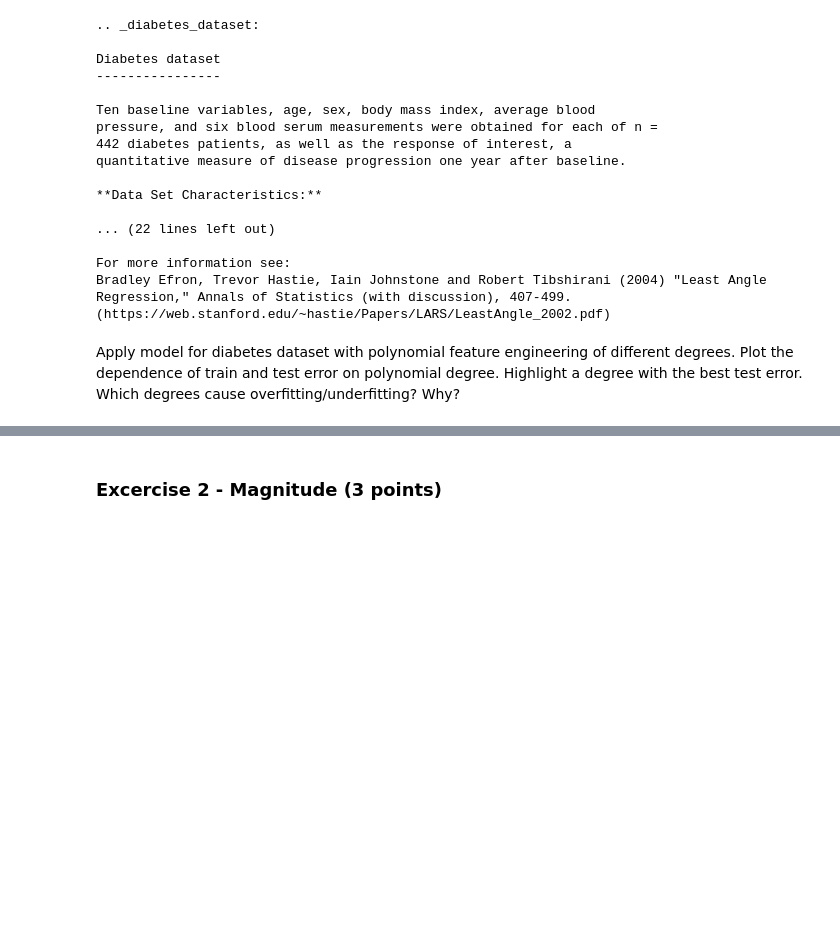
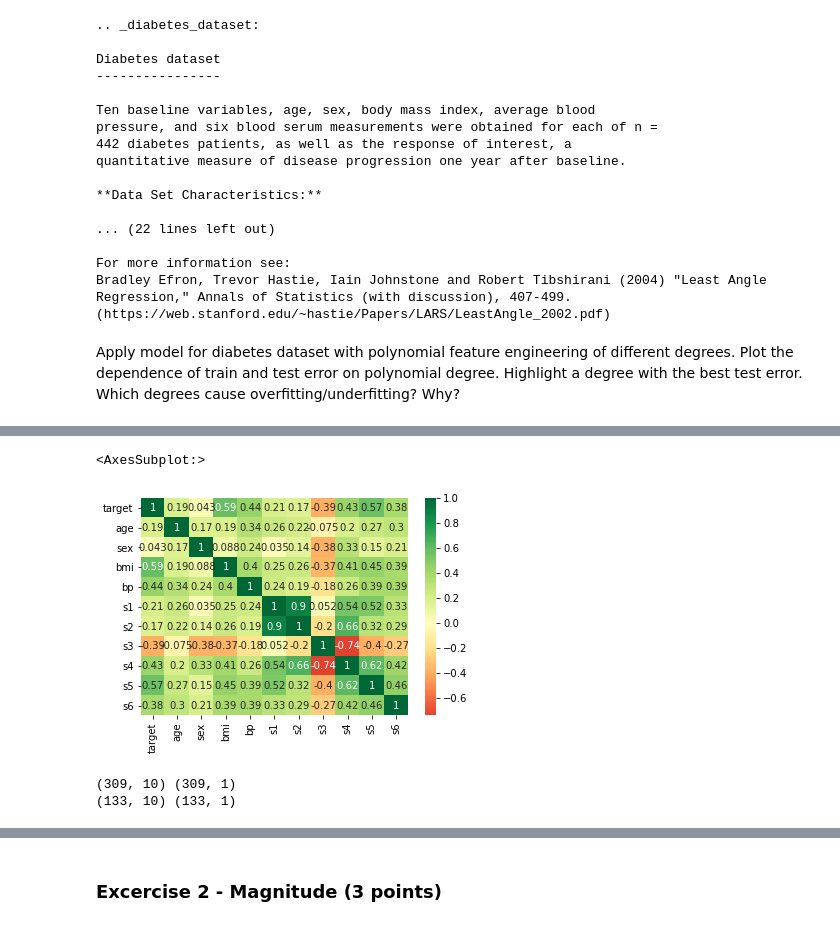
Before and after one commit to albert-bariev/rs-school-ml, a Jupyter notebook: 4_overfitting_regularization.ipynb, the cells around one changed output, grey strips where cells are left out. Saved outputs shown, nothing was run; the diff lists cells and outputs as text; code cells hidden in the pictures; blank space fills up the shorter version.

```diff
--- a/4_overfitting_regularization.ipynb
+++ b/4_overfitting_regularization.ipynb
@@ -375,0 +374,3 @@ Apply model for diabetes dataset with polynomial feature engineering of differen
+# %%
+table = pd.concat([y_diabetes, X_diabetes], axis=1)
+table.tail()
@@ -375,0 +384,12 @@ Apply model for diabetes dataset with polynomial feature engineering of differen
+# %%
+sns.heatmap(table.corr(), center=0, annot = True, cmap = 'RdYlGn')
+# %% [output]
+<AxesSubplot:>
+[figure, added]
+# %%
+X_train, X_valid, y_train, y_valid = train_test_split(X_diabetes, y_diabetes, test_size=0.3, random_state=0)
+print(X_train.shape, y_train.shape)
+print(X_valid.shape, y_valid.shape)
+# %% [output]
+(309, 10) (309, 1)
+(133, 10) (133, 1)
```
Also changed, not shown: parts of 28 cells of this notebook.
